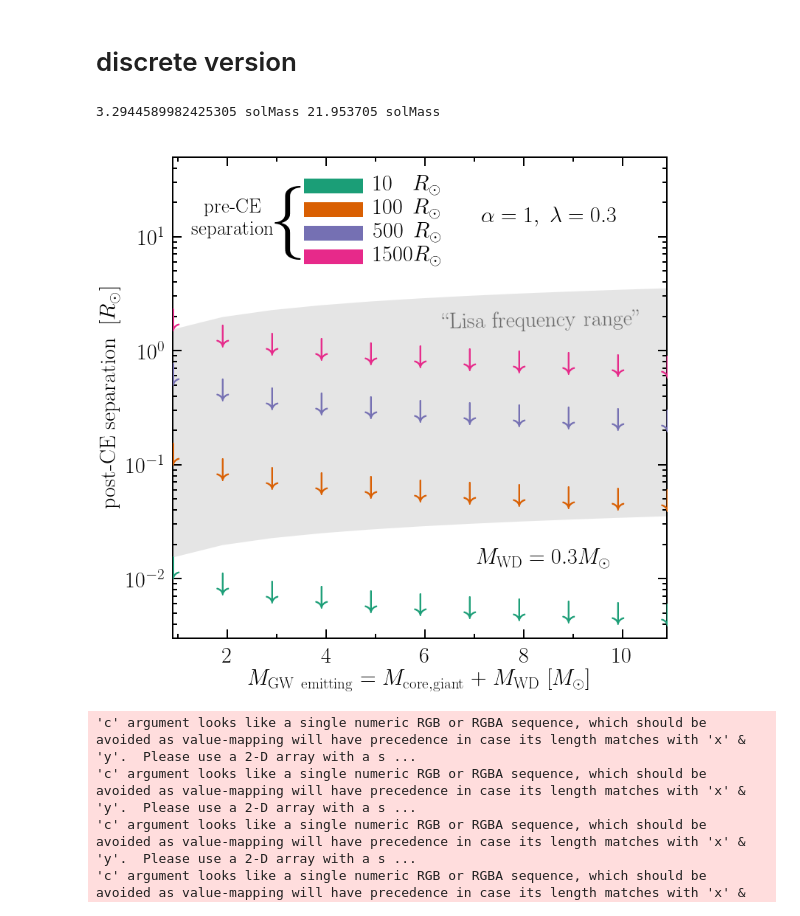
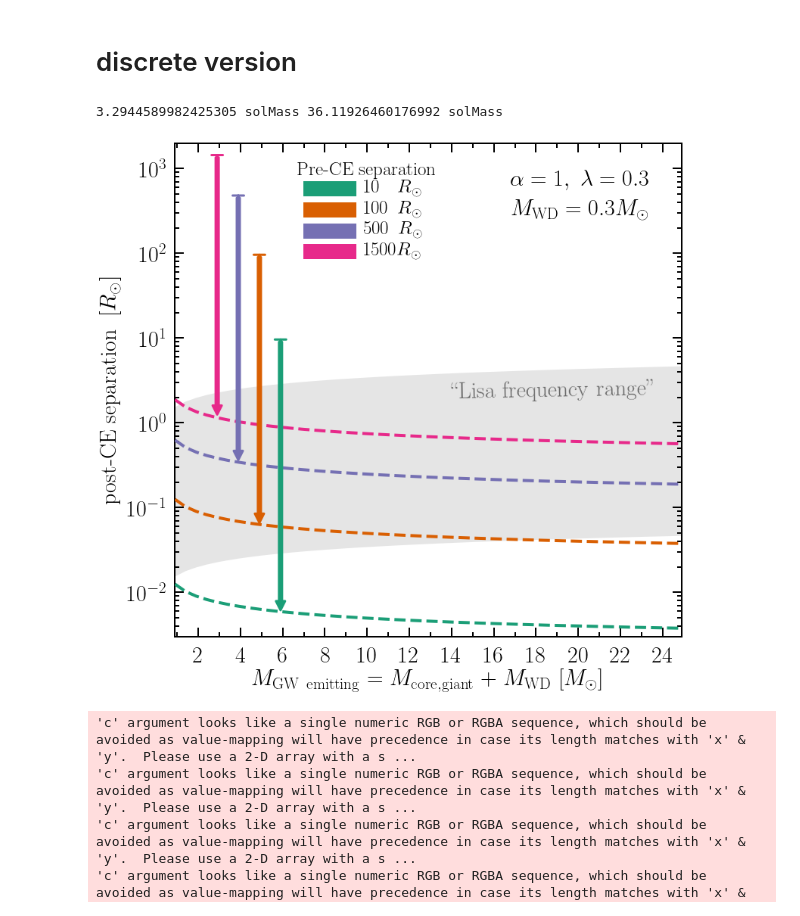
Before and after one commit to tcallister/LISA-and-CE-Evolution, a Jupyter notebook: CEinLISA.ipynb, the cells around one changed output. Cells and saved outputs as stored; diff of their text form; code cells hidden in the pictures.

Commit message:
minor changes to alpha lambda plot

```diff
--- a/CEinLISA.ipynb
+++ b/CEinLISA.ipynb
@@ -284,9 +284,6 @@ Passing one of 'on', 'true', 'off', 'false' as a boolean is deprecated; use an a
 # %% [markdown]
 # discrete version
 # %%
-# rainbow = plt.cm.gnuplot(np.linspace(0.1,0.9,6)) #3rd num is the number of colours
-# rainbow = plt.cm.tab20(np.linspace(0.5,1,12)) #3rd num is the number of colours
-colors = plt.cm.Dark2(np.linspace(0.,1,8)) #3rd num is the number of colours
 
 def Rrl(a, m1, m2):
     #RL1 for q = m1/m2
@@ -315,11 +312,14 @@ def afinal(Mdcore = 1*u.Msun, Mdenv= 1*u.Msun, Mcomp= 1*u.Msun, a_ent= 1*u.Rsun,
     return afinal
 
 def plot_afinal_Mgw(companion_mass = 0.3, alpha=1.0):
+    """
     #companion_mass The withe dwarf falling into the envelope
+    """
+    colors = plt.cm.Dark2(np.linspace(0.,1,8))#[::-1] #PuBuGn, YlGnBu-6 ocean-5, Dark2-8 ,
 
     fig, ax = plt.subplots(figsize=(12,12))
 
-    core_masses = np.arange(0.6, 11, 1.) #Donor core masses
+    core_masses = np.arange(0.6, 25, 0.5) #Donor core masses
     # Mathieu: for core mass less than 0.6 the envelope mass from BSE is negative (guess those stars live longer than the universe!)
     masses = core_masses + companion_mass
 
@@ -338,22 +338,36 @@ def plot_afinal_Mgw(companion_mass = 0.3, alpha=1.0):
     for i, a in enumerate(a_enters):
         ## alpha=1, Lambda=0.3
         afinals = afinal(Mdcore = core_masses, Mdenv = donor_envelope_masses, Mcomp= companion_mass, a_ent= a*u.Rsun, alpha=alpha, Lambda=0.3)
-        plt.plot(masses, afinals, linestyle = '', marker =r'$\downarrow$' , lw=3,c = colors[i], zorder=10, ms = 30 )
+#         plt.plot(masses, afinals + (0.25*afinals), linestyle = '', marker =r'$\downarrow$' , lw=3,c = colors[i], zorder=10, ms = 30 ,markevery=8)
+        plt.plot(masses, afinals, linestyle = '--', marker ='' , lw=4,c = colors[i], zorder=10, ms = 30 )
+
+
+        ## Arrow showing example drop
+        point = 10-i*2
+        mcore = core_masses[point] +0.3*u.Msun
+        afin = afinal(Mdcore =  mcore, Mdenv = donor_envelope_masses[point], Mcomp= companion_mass, a_ent= a*u.Rsun, alpha=alpha, Lambda=0.3)
+        ax.annotate("", xy = (mcore.value,afin.value ),  xytext = (mcore.value, a-(0.1*a) ), color=rainbow[i],
+                    fontsize=25, arrowprops=dict(facecolor=colors[i],color=colors[i],lw=3), zorder=2000).set_clip_on(True)
+        ax.annotate("", xy = (mcore.value,afin.value ),  xytext = (mcore.value, a ), color=rainbow[i],annotation_clip=True,
+                    arrowprops=dict(facecolor=colors[i],edgecolor=colors[i],arrowstyle="|-|,widthA=0.75,widthB=0.",lw=3), zorder=2000)
+
 
     ##################################
     ## Show region observable by LISA
     ax.fill_between(masses, aLISAexit(masses), aLISA(masses), facecolor='#808080',  alpha=0.2, zorder=0)
-    plt.text(0.75, 0.66, r' ``Lisa frequency range"', fontsize = 30,color = '#696969', rotation=1,
+    plt.text(0.75, 0.5, r' ``Lisa frequency range"', fontsize = 30,color = '#696969', rotation=1,
              horizontalalignment='center', verticalalignment='center', transform=ax.transAxes, zorder = 1)
+
+
 
     ##################################
     ## Annotate text
-    ax.text(0.12,0.8725,"pre-CE \n separation", fontsize=27, va="center", ha="center", transform=ax.transAxes)#transform=ax.transData)
-    ax.annotate(r"$\{$",fontsize=100,xy=(0.31, 0.815), xycoords='figure fraction')
-    ax.text(x=0.9, y=0.9, s=r"$\alpha=1,\ \lambda=0.3$", fontsize=30, transform=ax.transAxes,va="top",ha='right')
+#     ax.text(0.12,0.8725,"pre-CE \n separation", fontsize=27, va="center", ha="center", transform=ax.transAxes)#transform=ax.transData)
+#     ax.annotate(r"$\{$",fontsize=100,xy=(0.31, 0.815), xycoords='figure fraction')
+    ax.text(x=0.8, y=0.95, s=r"$\alpha=1,\ \lambda=0.3$", fontsize=30, transform=ax.transAxes,va="top",ha='center')
 
     # WD mass
-    plt.text(0.75, 0.16, r'$M_\mathrm{WD}='+str(companion_mass.value)+r'M_\odot$', fontsize = 30, horizontalalignment='center', verticalalignment='center', transform=ax.transAxes)
+    plt.text(0.8, 0.86, r'$M_\mathrm{WD}='+str(companion_mass.value)+r'M_\odot$', fontsize = 30, horizontalalignment='center', verticalalignment='center', transform=ax.transAxes)
 
     ##################################
     ## Plot values
@@ -362,38 +376,40 @@ def plot_afinal_Mgw(companion_mass = 0.3, alpha=1.0):
     for i, a in enumerate(a_enters):
         line = ax.plot(np.nan, np.nan, ls='-', lw=20, c= colors[i])
         plot_lines.append(line)
     legend1 = ax.legend([line[0] for line in plot_lines], [r"%.0f"%float(a_enters[i])+tabs[i]+"$R_\odot$" for i in range(4)],
-                  fontsize = 30, bbox_to_anchor=(0.24,1),  bbox_transform=ax.transAxes, loc="upper left",
-                  ncol=1, columnspacing=0.5, labelspacing=0.1,frameon=False)
+                  fontsize = 25, bbox_to_anchor=(0.55,1.0),  bbox_transform=ax.transAxes, loc="upper right",
+                  ncol=1, columnspacing=0.5, labelspacing=0.15,frameon=False,
+                        title = "Pre-CE separation", title_fontsize=25)
+    legend1._legend_box.align = "center"
 
     ## Limits
-    ax.set_ylim(3e-3,50)#1e2)
+    ax.set_ylim(3e-3,2e3)#1e2)
     ax.set_xlim(min(masses.value), max(masses.value))
 
     ## Labels and spines
     plt.xlabel(r'$M_\mathrm{GW\ emitting}$ = $M_\mathrm{core,giant}$ + $M_\mathrm{WD}$ [$M_\odot$]',size = 30)
     plt.ylabel(r'post-CE separation $\ [R_\odot]$',size = 30)
     plt.tick_params(axis='both', which='major', labelsize=25) #right side
     plt.yscale('log')
 
     ax.spines['top'].set_linewidth(2)
     ax.spines['bottom'].set_linewidth(2)
     ax.spines['right'].set_linewidth(2)
     ax.spines['left'].set_linewidth(2)
     ax.tick_params(axis='both', which='major', width=2, top="on", right="on", length=12, pad=10, labelsize=30, direction='in')
     ax.tick_params(axis='both', which='minor', width=2, top="on", right="on", length=6, pad=10, direction='in')
     ax.xaxis.set_major_locator(MultipleLocator(2))
     ax.xaxis.set_minor_locator(MultipleLocator(1))
 
     ## Save
     plt.savefig('alphaLambda_separation.pdf', bbox_inches='tight')
     plt.show()
 
 
 plot_afinal_Mgw(companion_mass = 0.3, alpha=1.0)
 # %% [output]
-3.2944589982425305 solMass 21.953705 solMass
+3.2944589982425305 solMass 36.11926460176992 solMass
-[figure, old version]
+[figure, new version]
 # %%
 # rainbow = plt.cm.gnuplot(np.linspace(0.1,0.9,6)) #3rd num is the number of colours
 # rainbow = plt.cm.tab20(np.linspace(0.5,1,12)) #3rd num is the number of colours
```
